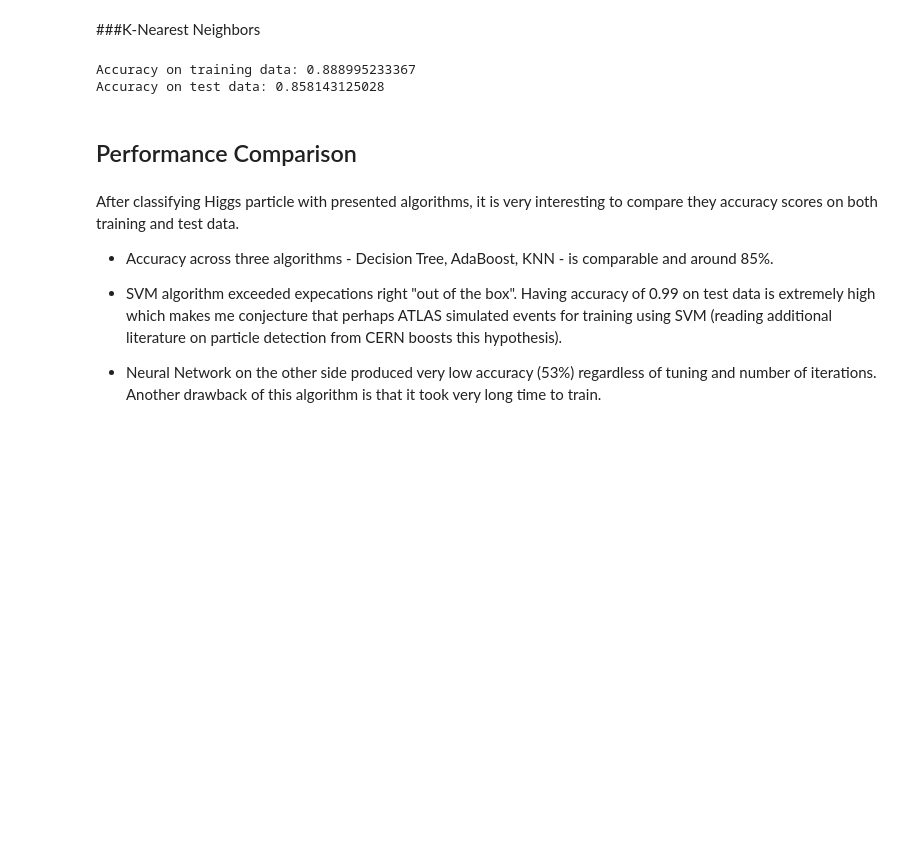
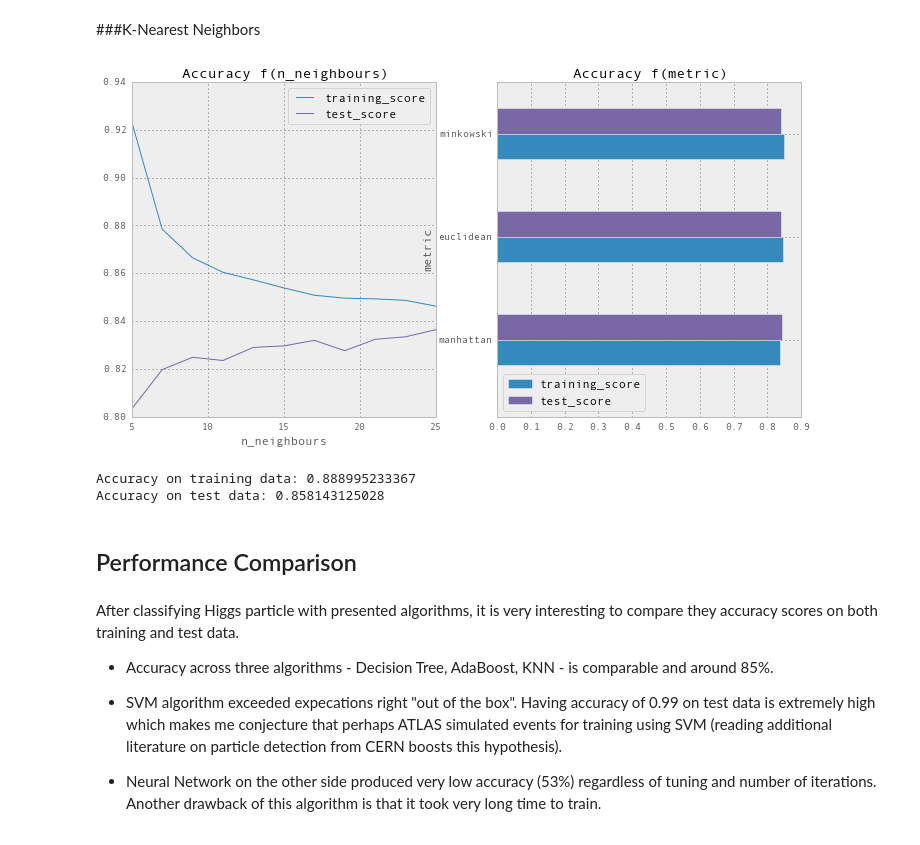
Before and after one commit to sshegheva/bag-of-algorithms, a Jupyter notebook: analysis/notebooks/Supervised Classification.ipynb, the cells around one changed output. Saved outputs shown, nothing was run; the diff lists cells and outputs as text; code cells hidden in the pictures; blank space fills up the shorter version.

Commit message:
Plot knn distance metric

```diff
--- a/analysis/notebooks/Supervised Classification.ipynb
+++ b/analysis/notebooks/Supervised Classification.ipynb
@@ -231,11 +244,13 @@ Accuracy on test data: 0.995929554356
 # %%
 from algo_evaluation.algos import knn
 # %%
-nn_df = knn.estimate_best_n_neighbours()
+knn_df = knn.estimate_best_n_neighbours()
 # %%
 p_df = knn.estimate_best_power()
 # %%
-knn.plot_accuracy_function(nn_df, p_df, smoothing_factor=3)
+knn_plot = knn.plot_accuracy_function(knn_df, p_df, smoothing_factor=3)
+# %% [output]
+[figure, added]
 # %%
 knn_training_accuracy, knn_test_accuracy = knn.run_knn(raw_data, n_neighbours=10)
 print 'Accuracy on training data:', knn_training_accuracy
```
Also changed, not shown: parts of 7 cells of this notebook, 4 other files.
